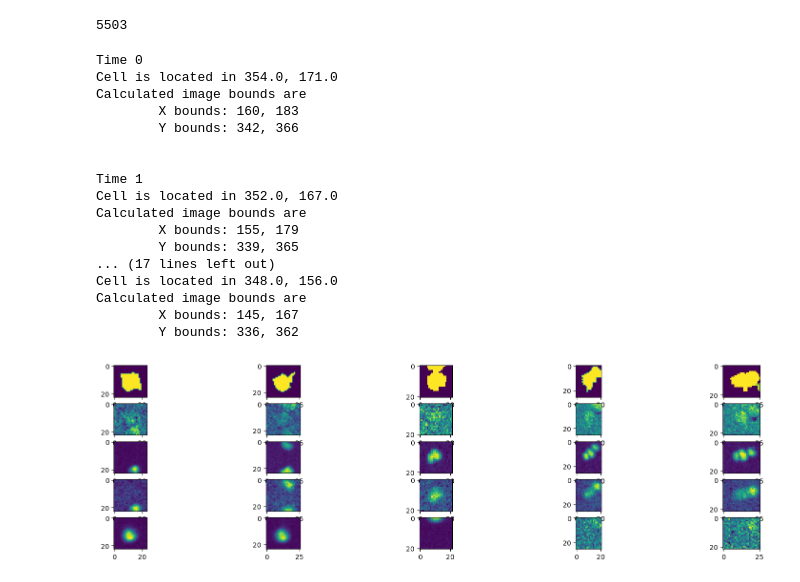
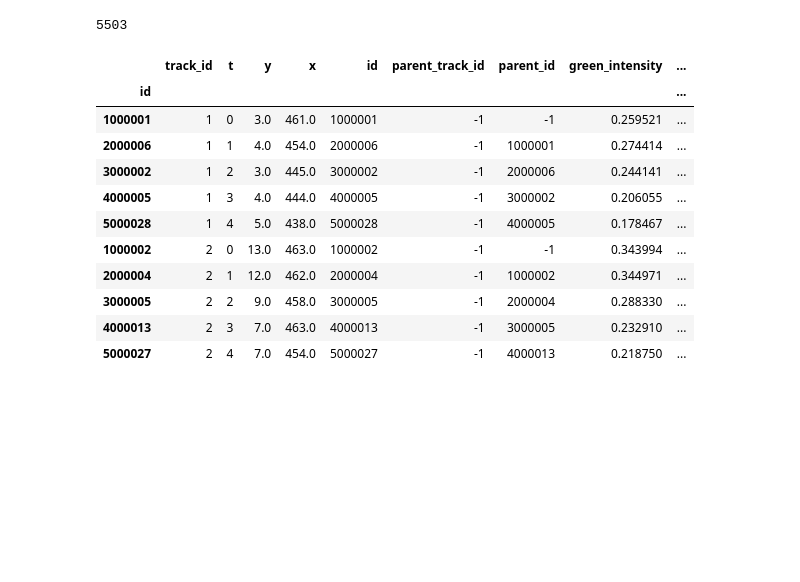
Before and after one commit to joris-gentinetta/DSL, a Jupyter notebook: vis_test.ipynb, the cells around one changed output. Drawn from its saved outputs; the diff is of its cells as text; code cells hidden in the pictures; blank space fills up the shorter version.

```diff
--- a/vis_test.ipynb
+++ b/vis_test.ipynb
@@ -141,3 +180,18 @@ track_intensity_df = populate_cell_intensities(image, track_labels, tracks_df)
+# %%
+track_intensity_df.head(10)
+# %% [output]
+|  | track_id | t | y | x | id | parent_track_id | parent_id | green_intensity | ... |
+| id |  |  |  |  |  |  |  |  | ... |
+| 1000001 | 1 | 0 | 3.0 | 461.0 | 1000001 | -1 | -1 | 0.259521 | ... |
+| 2000006 | 1 | 1 | 4.0 | 454.0 | 2000006 | -1 | 1000001 | 0.274414 | ... |
+| 3000002 | 1 | 2 | 3.0 | 445.0 | 3000002 | -1 | 2000006 | 0.244141 | ... |
+| 4000005 | 1 | 3 | 4.0 | 444.0 | 4000005 | -1 | 3000002 | 0.206055 | ... |
+| 5000028 | 1 | 4 | 5.0 | 438.0 | 5000028 | -1 | 4000005 | 0.178467 | ... |
+| 1000002 | 2 | 0 | 13.0 | 463.0 | 1000002 | -1 | -1 | 0.343994 | ... |
+| 2000004 | 2 | 1 | 12.0 | 462.0 | 2000004 | -1 | 1000002 | 0.344971 | ... |
+| 3000005 | 2 | 2 | 9.0 | 458.0 | 3000005 | -1 | 2000004 | 0.288330 | ... |
+| 4000013 | 2 | 3 | 7.0 | 463.0 | 4000013 | -1 | 3000005 | 0.232910 | ... |
+| 5000027 | 2 | 4 | 7.0 | 454.0 | 5000027 | -1 | 4000013 | 0.218750 | ... |
 # %%
 def get_intensity_graph(single_intensity_track):
 	"""Generates a line graph of the intensity of each channel. Also
@@ -244,65 +293,4 @@ for track in get_lines(track_intensity_df, graph):
 		if i == 0:
 			single_track = track
 			break
-# %%
-channels = image.shape[1] + 1
-total_time = len(single_track)
-fig, ax = plt.subplots(channels, total_time, figsize = (20, 5))
-padding=5
-
-for cell in single_track.itertuples():
-	time = cell.t
-
-	track_mask_idx = np.where(track_labels[time] == cell.track_id)
-	track_mask = track_labels[time] == cell.track_id
-	ybounds = (
-		track_mask_idx[1].min() - padding,
-		track_mask_idx[1].max() + padding
-	)
-	ybounds = (
-		int(max(0, ybounds[0])),
-		int(min(image.shape[3], ybounds[1]))
-	)
-	xbounds = (
-		track_mask_idx[0].min() - padding,
-		track_mask_idx[0].max() + padding
-	)
-	xbounds = (
-		int(max(0, xbounds[0])),
-		int(min(image.shape[2], xbounds[1]))
-	)
-
-	print(f"""
-Time {time}
-Cell is located in {cell.x}, {cell.y}
-Calculated image bounds are
-	X bounds: {xbounds[0]}, {xbounds[1]}
-	Y bounds: {ybounds[0]}, {ybounds[1]}
-	""")
-
-	ax[0, time].imshow(track_labels[time][xbounds[0]:xbounds[1], ybounds[0]:ybounds[1]])
-	ax[1, time].imshow(image[time, 0].T[xbounds[0]:xbounds[1], ybounds[0]:ybounds[1]])
-	ax[2, time].imshow(image[time, 1].T[xbounds[0]:xbounds[1], ybounds[0]:ybounds[1]])
-	ax[3, time].imshow(image[time, 2].T[xbounds[0]:xbounds[1], ybounds[0]:ybounds[1]])
-	if BLUE_FLAG:
-		ax[4, time].imshow(image[time, 3].T[xbounds[0]:xbounds[1], ybounds[0]:ybounds[1]])
-# %% [output]
-Time 0
-Cell is located in 354.0, 171.0
-Calculated image bounds are
-        X bounds: 160, 183
-        Y bounds: 342, 366
-
-
-Time 1
-Cell is located in 352.0, 167.0
-Calculated image bounds are
-        X bounds: 155, 179
-        Y bounds: 339, 365
-... (17 lines left out)
-Cell is located in 348.0, 156.0
-Calculated image bounds are
-        X bounds: 145, 167
-        Y bounds: 336, 362
-[figure, removed]
 # %%
```
Also changed, not shown: parts of 18 cells of this notebook.
